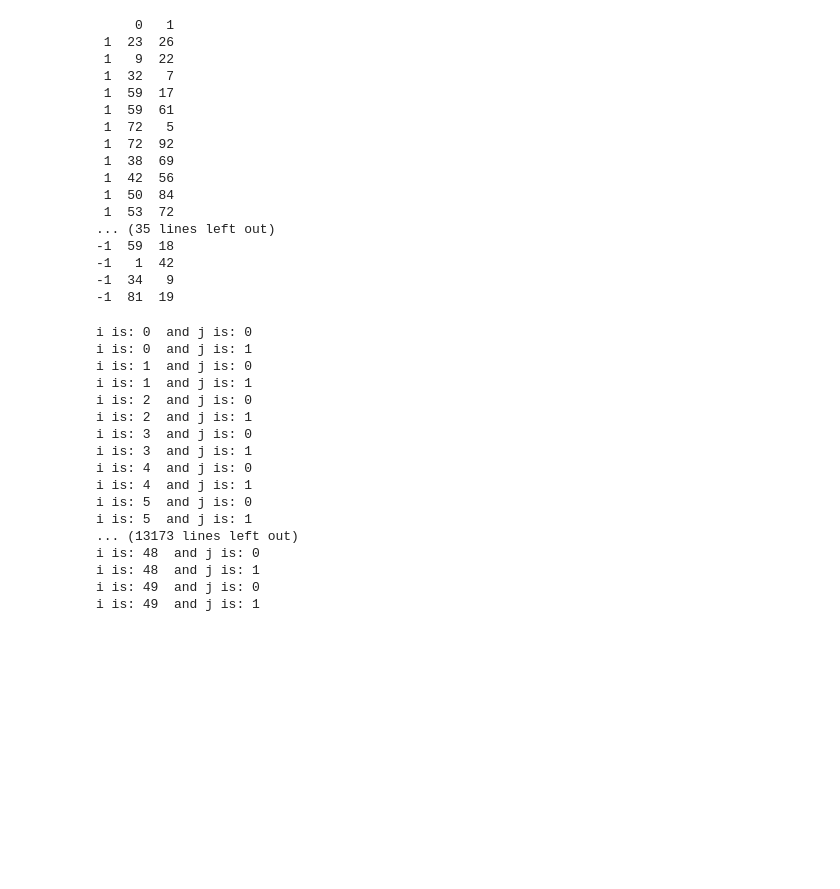
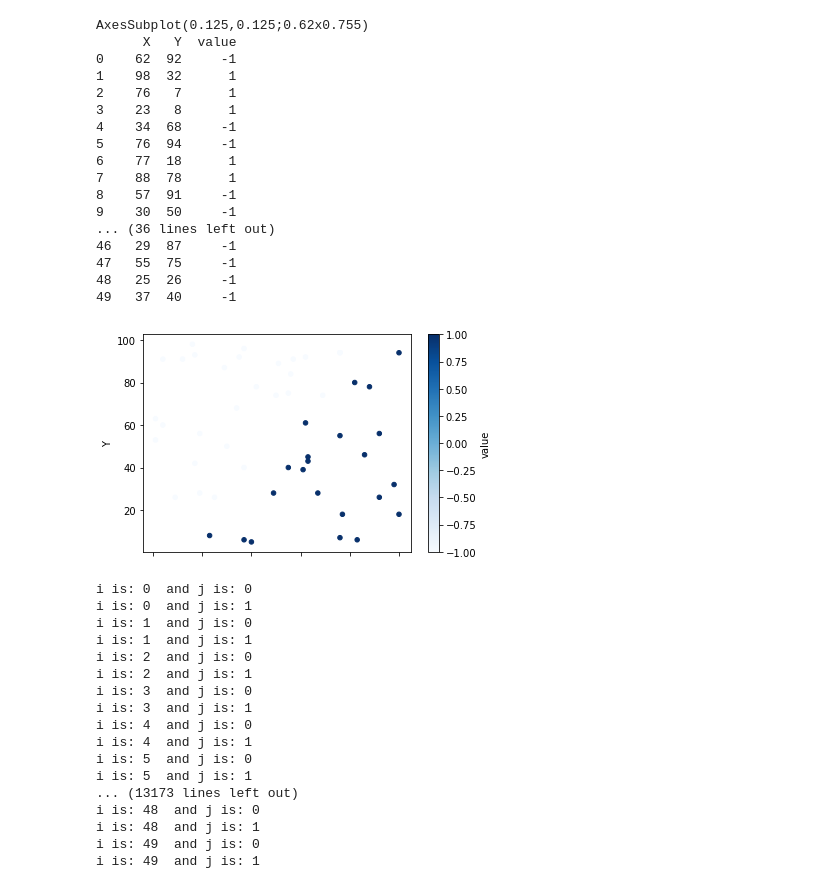
Before and after one commit to LioraW/PLA-Algorithm, a Jupyter notebook: project1.ipynb, the cells around one changed output. Drawn from its saved outputs; the diff is of its cells as text; code cells hidden in the pictures; blank space fills up the shorter version.

Commit message:
data creation logic changed, data visualization added

```diff
--- a/project1.ipynb
+++ b/project1.ipynb
@@ -33,69 +33,68 @@ cls = [0 for z in range(h)]
 
 random.seed(time.time())
 
-below_line = False
+#below_line = False
 for i in range(50):
     points[i][0] = random.randint(1,100)
     points[i][1] = random.randint(1,100)
 
     #print(points[i][0] * points[i][1], " compared to ", (points[i][0] ** 2) + 1)
-
-    while not below_line and (points[i][0] * points[i][1]) < ((points[i][0] ** 2) + 1) :
+    '''while not below_line and (points[i][0] * points[i][1]) < ((points[i][0] ** 2) + 1) :
         if (random.randint(0,10) % 10):
             #print("adjust a top point at index:", i)
             points[i][0] = random.randint(1,100)
             points[i][1] = random.randint(1,100)
         else:
             #print("-----skipping adjustment------")
             break
 
 
     while below_line and (points[i][0] * points[i][1]) > ((points[i][0] ** 2) - 1):
         if (random.randint(0,10) % 10):
             #print("adjust a bottom point at index:", i)
             points[i][0] = random.randint(1,100)
             points[i][1] = random.randint(1,100)
         else:
             #print("-----skipping adjustment------")
             break
+      '''
 
-    if below_line :
-        cls[i] = -1
+    if (points[i][0] >=  points[i][1]) :
+        points[i].append(1)
     else:
-        cls[i] = 1
-
-    if i == 24:
-        below_line = True
+        points[i].append(-1)
 
 
 
 prediction = [0 for z in range(h)]
 
 #print(points)
 #print(cls)
 
-df = pd.DataFrame(points, cls, columns=("X", "Y"))
+df = pd.DataFrame(points, columns=("X", "Y", "value"))
+print(df.plot.scatter(x="X", y="Y", c="value", cmap='Blues'))
 print(df)
 
 #print(prediction)
 # %% [output]
-     0   1
- 1  23  26
- 1   9  22
- 1  32   7
- 1  59  17
- 1  59  61
- 1  72   5
- 1  72  92
- 1  38  69
- 1  42  56
- 1  50  84
- 1  53  72
-... (35 lines left out)
--1  59  18
--1   1  42
--1  34   9
--1  81  19
+AxesSubplot(0.125,0.125;0.62x0.755)
+      X   Y  value
+0    62  92     -1
+1    98  32      1
+2    76   7      1
+3    23   8      1
+4    34  68     -1
+5    76  94     -1
+6    77  18      1
+7    88  78      1
+8    57  91     -1
+9    30  50     -1
+... (36 lines left out)
+46   29  87     -1
+47   55  75     -1
+48   25  26     -1
+49   37  40     -1
+[figure, added]
 # %%
 w = [1.0, 0.5, 0.5]
 #type(w[0])
```
